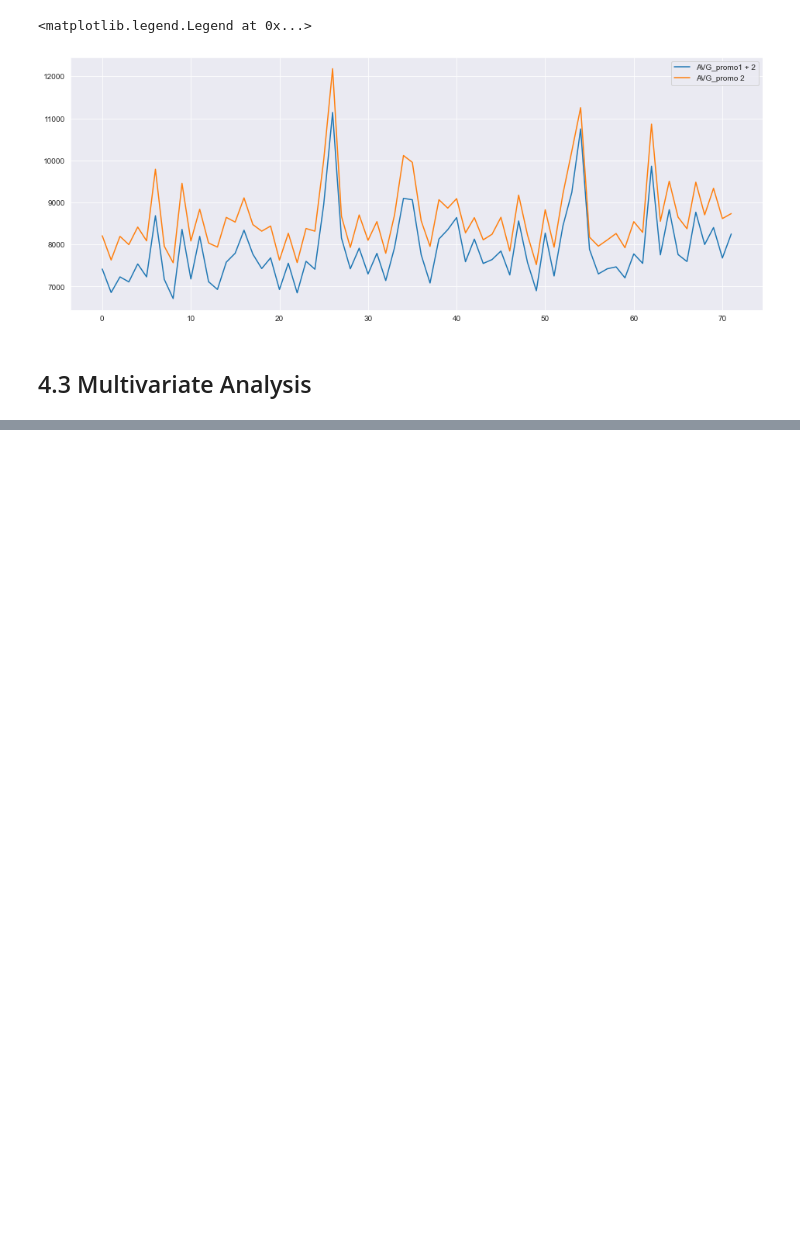
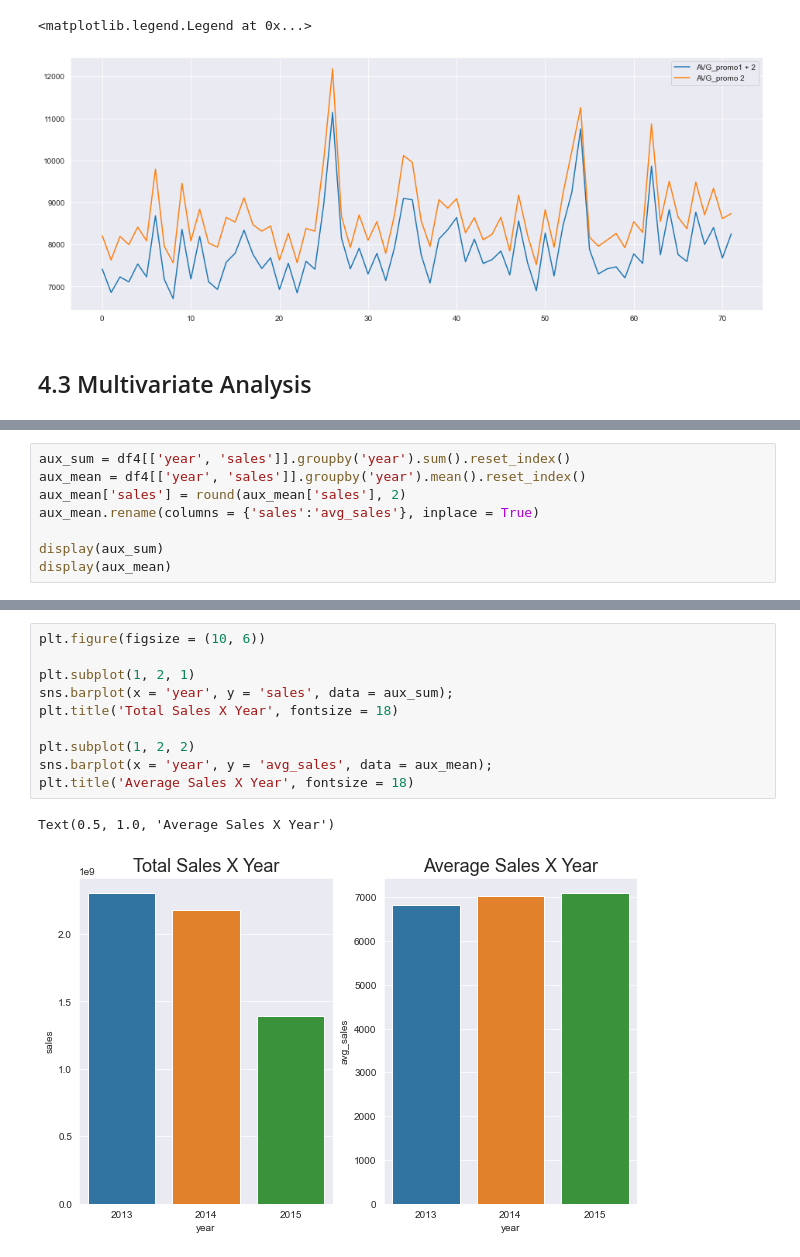
Before and after one commit to felipedmnq/Data-Science-T, a Jupyter notebook: Notebooks/Data_Science_T_M4.ipynb, the cells around one changed output, grey strips where cells are left out. Saved outputs shown, nothing was run; the diff lists cells and outputs as text; blank space fills up the shorter version.

```diff
--- a/Notebooks/Data_Science_T_M4.ipynb
+++ b/Notebooks/Data_Science_T_M4.ipynb
@@ -989,0 +1108,8 @@ plt.legend(labels = ['AVG_promo1 + 2', 'AVG_promo 2'])
+# %%
+aux_sum = df4[['year', 'sales']].groupby('year').sum().reset_index()
+aux_mean = df4[['year', 'sales']].groupby('year').mean().reset_index()
+aux_mean['sales'] = round(aux_mean['sales'], 2)
+aux_mean.rename(columns = {'sales':'avg_sales'}, inplace = True)
+
+display(aux_sum)
+display(aux_mean)
@@ -989,0 +1125,13 @@ plt.legend(labels = ['AVG_promo1 + 2', 'AVG_promo 2'])
+# %%
+plt.figure(figsize = (10, 6))
+
+plt.subplot(1, 2, 1)
+sns.barplot(x = 'year', y = 'sales', data = aux_sum);
+plt.title('Total Sales X Year', fontsize = 18)
+
+plt.subplot(1, 2, 2)
+sns.barplot(x = 'year', y = 'avg_sales', data = aux_mean);
+plt.title('Average Sales X Year', fontsize = 18)
+# %% [output]
+Text(0.5, 1.0, 'Average Sales X Year')
+[figure, added]
```
Also changed, not shown: parts of 26 cells of this notebook.
